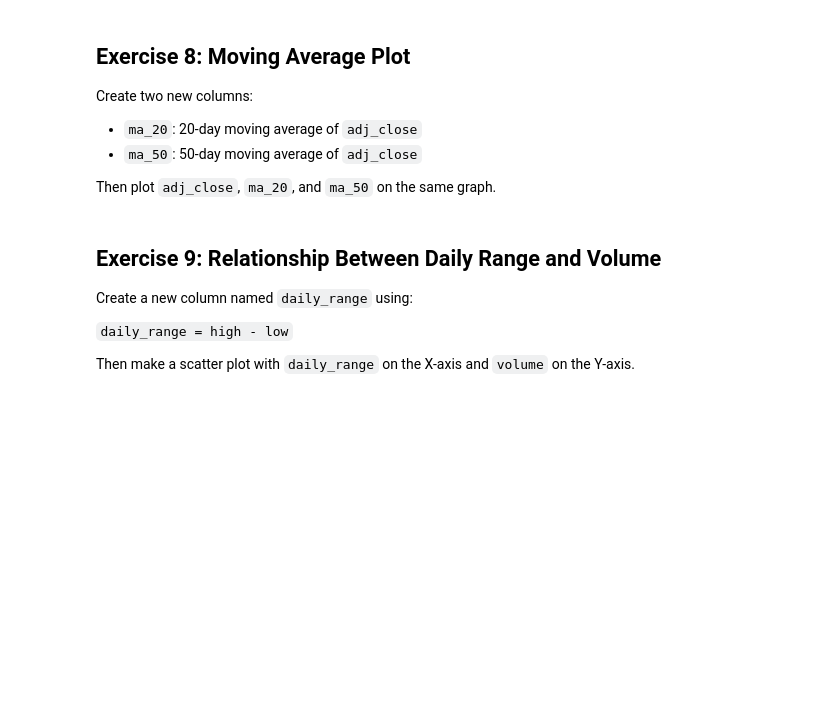
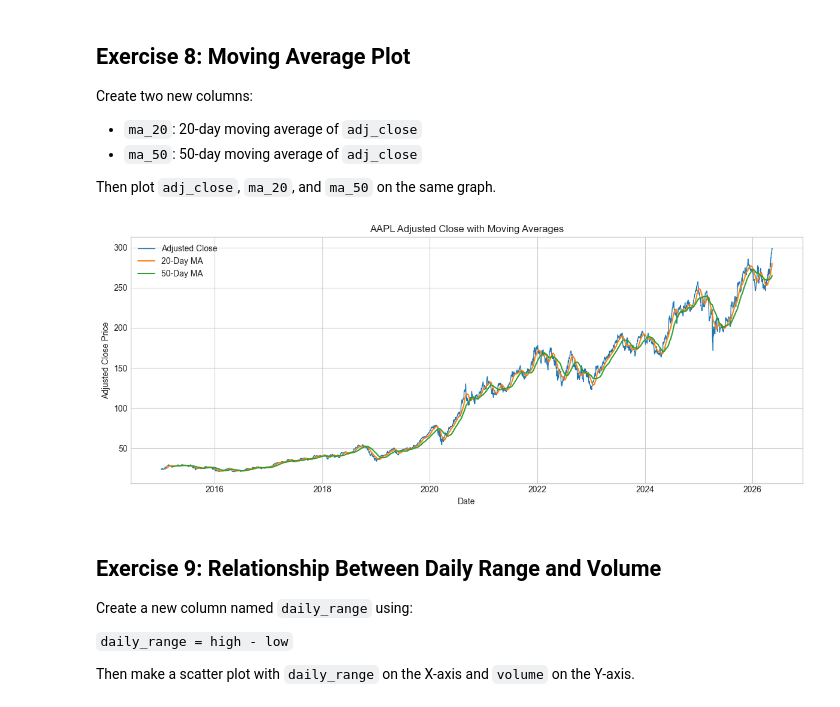
Before and after one commit to vaibhavmalve/SOC-Stock-Trading-With-LSTM-And-RL, a Jupyter notebook: Week1/Matplotlib_and_pandas.ipynb, the cells around one changed output. Saved outputs shown, nothing was run; the diff lists cells and outputs as text; code cells hidden in the pictures; blank space fills up the shorter version.

```diff
--- a/Week1/Matplotlib_and_pandas.ipynb
+++ b/Week1/Matplotlib_and_pandas.ipynb
@@ -252,19 +252,24 @@ Then plot `adj_close`, `ma_20`, and `ma_50` on the same graph.
 # %%
 # <START>
 # Calculate moving averages
+df['ma_20'] = df['adj_close'].rolling(window=20).mean()
+df['ma_50'] = df['adj_close'].rolling(window=50).mean()
 
 # Plot adjusted close and moving averages
-# plt.figure(figsize=(12, 5))
-# plt.plot(df['date'], df['adj_close'], label='Adjusted Close', linewidth=1)
-# plt.plot(df['date'], df['ma_20'], label='20-Day MA', linewidth=1.5)
-# plt.plot(df['date'], df['ma_50'], label='50-Day MA', linewidth=1.5)
-# plt.title('AAPL Adjusted Close with Moving Averages')
-# plt.xlabel('Date')
-# plt.ylabel('Adjusted Close Price')
-# plt.legend()
-# plt.tight_layout()
-# plt.show()
+
+plt.figure(figsize=(12, 5))
+plt.plot(df['date'], df['adj_close'], label='Adjusted Close', linewidth=1)
+plt.plot(df['date'], df['ma_20'], label='20-Day MA', linewidth=1.5)
+plt.plot(df['date'], df['ma_50'], label='50-Day MA', linewidth=1.5)
+plt.title('AAPL Adjusted Close with Moving Averages')
+plt.xlabel('Date')
+plt.ylabel('Adjusted Close Price')
+plt.legend()
+plt.tight_layout()
+plt.show()
 # <END>
+# %% [output]
+[figure, added]
 # %% [markdown]
 ## Exercise 9: Relationship Between Daily Range and Volume
 
```
Also changed, not shown: parts of 3 cells of this notebook.
